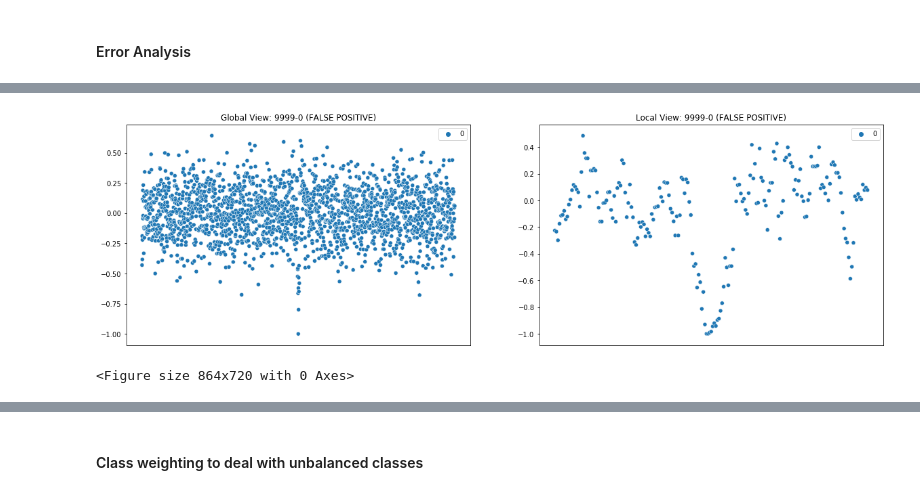
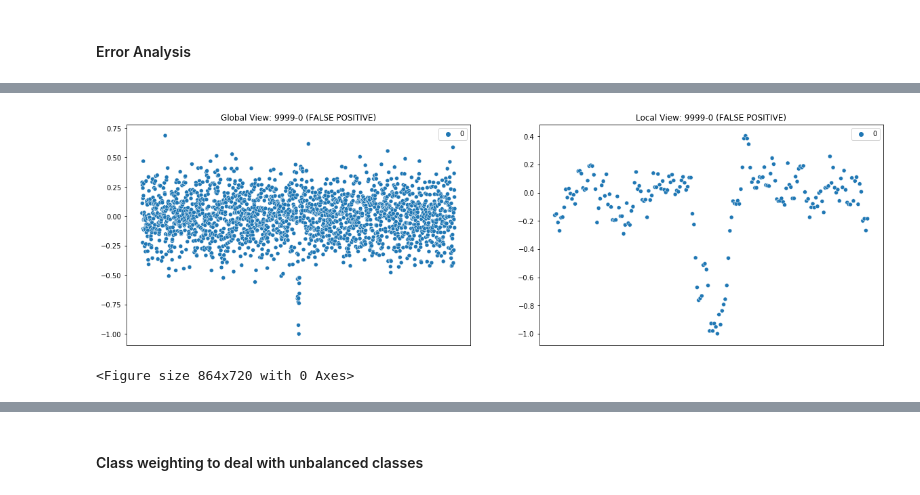
Before and after one commit to travisrmetz/w210, a Jupyter notebook: w2p/exoplanet_model.ipynb, the cells around one changed output, grey strips where cells are left out. Drawn from its saved outputs; the diff is of its cells as text; code cells hidden in the pictures.

```diff
--- a/w2p/exoplanet_model.ipynb
+++ b/w2p/exoplanet_model.ipynb
@@ -458,10 +482,10 @@ false_positives
 # %%
-tce_number=872
+tce_number=497
 chart_curves(9999,0,
              'FALSE POSITIVE',
              x_global_val[tce_number],x_local_val[tce_number])
 # %% [output]
-[figure, old version]
+[figure, new version]
 <Figure size 864x720 with 0 Axes>
 # %%
 false_negatives=val_results[val_results.truth_delta>=0.5].sort_values('truth_delta',ascending=False)
```
Also changed, not shown: parts of 19 cells of this notebook, 4 other files.
